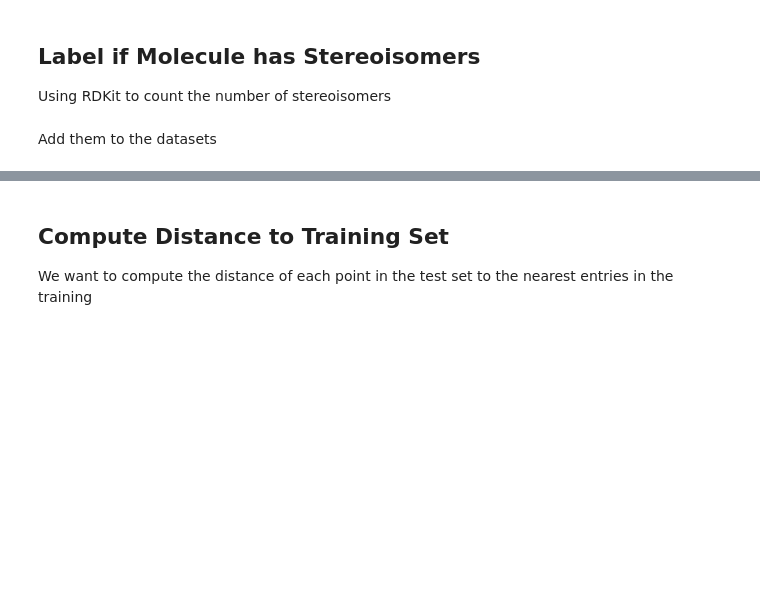
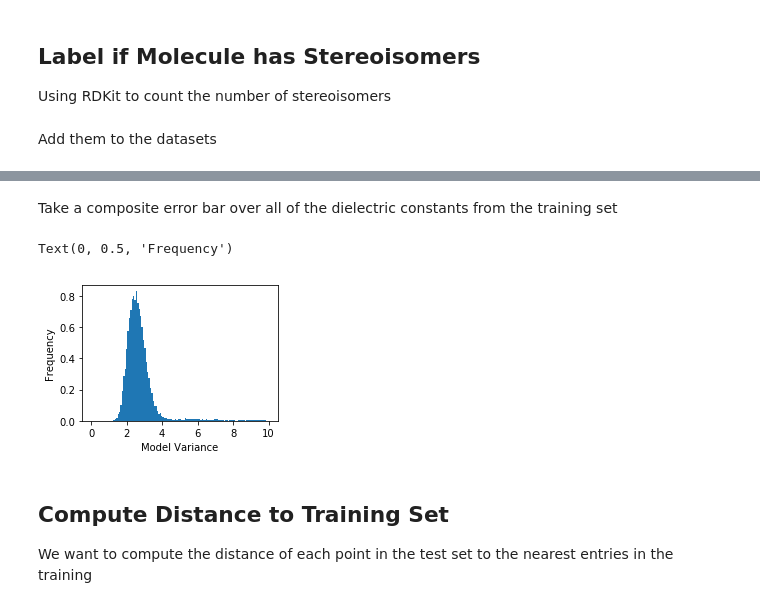
Before and after one commit to globus-labs/solvation-energy-ml, a Jupyter notebook: external-validation/1_compute-distance-metrics.ipynb, the cells around one changed output, grey strips where cells are left out. Saved outputs shown, nothing was run; the diff lists cells and outputs as text; code cells hidden in the pictures; blank space fills up the shorter version.

```diff
--- a/external-validation/1_compute-distance-metrics.ipynb
+++ b/external-validation/1_compute-distance-metrics.ipynb
@@ -84,0 +98,34 @@ for v in test_set.values():
+# %%
+bs_models = [load_model(p) for p in tqdm(glob(os.path.join(bootstrap_path, 'model*h5')))]
+# %% [markdown]
+Take a composite error bar over all of the dielectric constants from the training set
+# %%
+def get_ensemble_estimate(models, conv, mols, batch_size=1024):
+    """Predict the solvation energy with an ensemble of models
+
+    Args:
+        models ([Model]): Solvation energy models
+        conv (SmilesPreprocessor): Tool to generate inputs for model
+        mols ([str]): List of smiles strings to evaluate
+    Returns:
+
+    """
+    # Turn the molecule into a graph sequence
+    g = GraphSequence(list(conv.preprocess(mols, train=False)), batch_size=1024)
+
+    # Pipe the sequence through the model
+    return np.stack([model.predict(g) for model in tqdm(models)], axis=-1)
+# %%
+y_pred = get_ensemble_estimate(bs_models, bs_conv, test_set['atomic-contribution']['smiles'])
+# %%
+score = np.mean(np.std(y_pred, axis=-1), axis=-1)
+# %%
+fig, ax = plt.subplots(figsize=(3.5, 2.5))
+
+ax.hist(score, bins=np.linspace(0, 10, 128), density=True)
+
+ax.set_xlabel('Model Variance')
+ax.set_ylabel('Frequency')
+# %% [output]
+Text(0, 0.5, 'Frequency')
+[figure, added]
```
Also changed, not shown: parts of 15 cells of this notebook, 9 other files.
